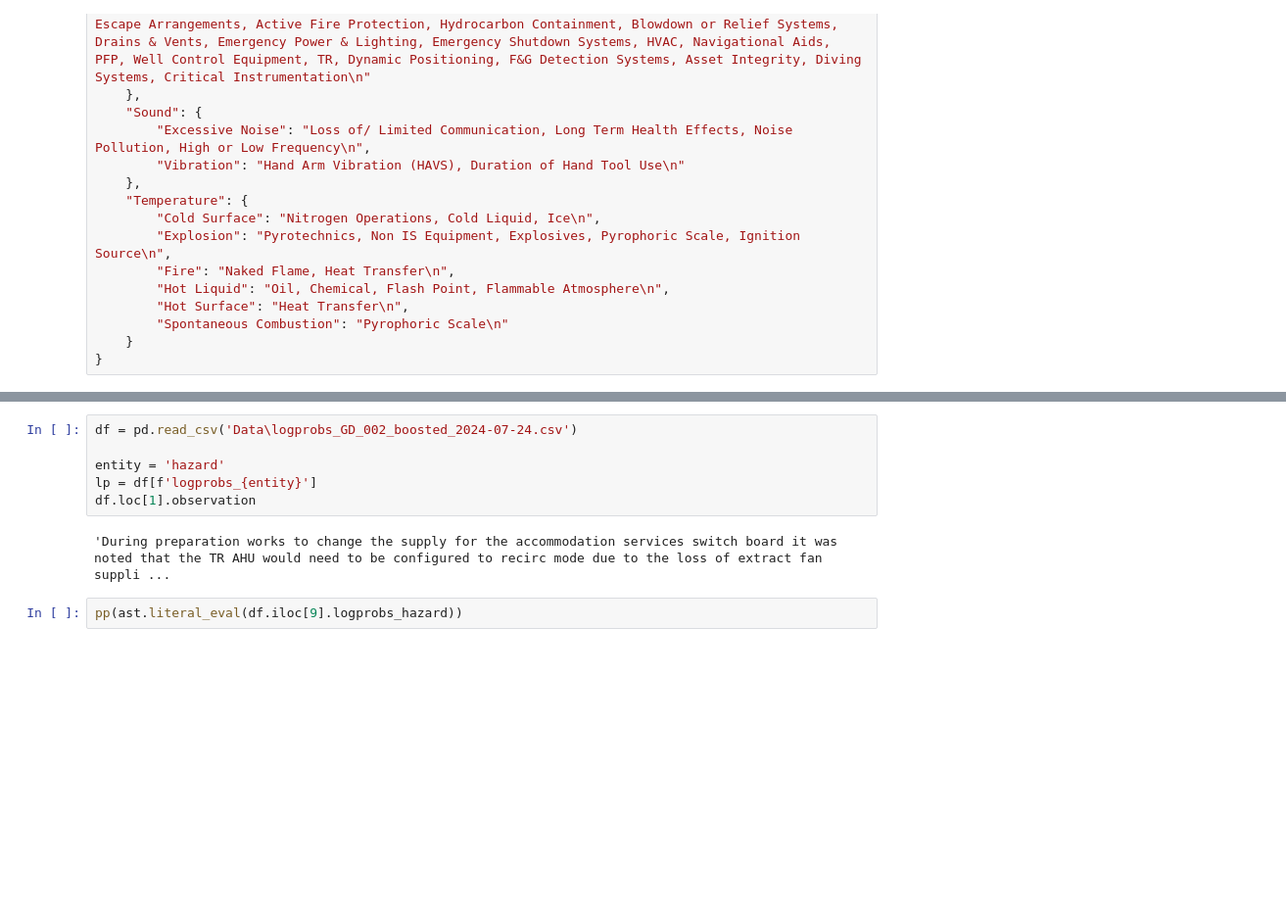
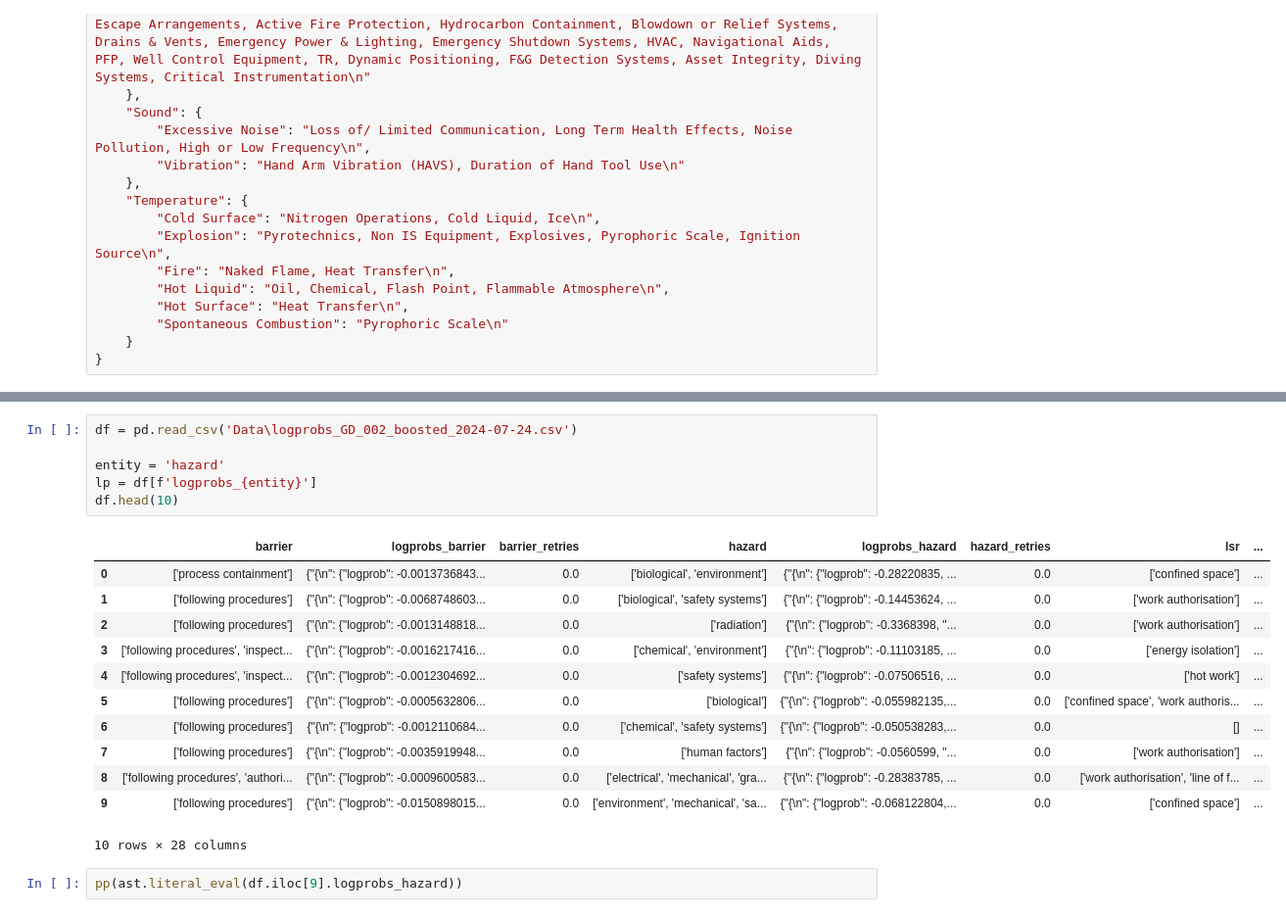
Before and after one commit to panu-hietanen/Empirisys, a Jupyter notebook: lp_analysis.ipynb, the cells around one changed output, grey strips where cells are left out. Shown at 98% size. Drawn from its saved outputs; the diff is of its cells as text; blank space fills up the shorter version.

```diff
--- a/lp_analysis.ipynb
+++ b/lp_analysis.ipynb
@@ -128,11 +140,22 @@ haz_dict = {
 # %%
 df = pd.read_csv('Data\logprobs_GD_002_boosted_2024-07-24.csv')
 
 entity = 'hazard'
 lp = df[f'logprobs_{entity}']
-df.loc[1].observation
+df.head(10)
 # %% [output]
+|  | barrier | logprobs_barrier | barrier_retries | hazard | logprobs_hazard | hazard_retries | lsr | ... |
+| 0 | ['process containment'] | {"{\n": {"logprob": -0.0013736843... | 0.0 | ['biological', 'environment'] | {"{\n": {"logprob": -0.28220835, ... | 0.0 | ['confined space'] | ... |
+| 1 | ['following procedures'] | {"{\n": {"logprob": -0.0068748603... | 0.0 | ['biological', 'safety systems'] | {"{\n": {"logprob": -0.14453624, ... | 0.0 | ['work authorisation'] | ... |
+| 2 | ['following procedures'] | {"{\n": {"logprob": -0.0013148818... | 0.0 | ['radiation'] | {"{\n": {"logprob": -0.3368398, "... | 0.0 | ['work authorisation'] | ... |
+| 3 | ['following procedures', 'inspect... | {"{\n": {"logprob": -0.0016217416... | 0.0 | ['chemical', 'environment'] | {"{\n": {"logprob": -0.11103185, ... | 0.0 | ['energy isolation'] | ... |
+| 4 | ['following procedures', 'inspect... | {"{\n": {"logprob": -0.0012304692... | 0.0 | ['safety systems'] | {"{\n": {"logprob": -0.07506516, ... | 0.0 | ['hot work'] | ... |
+| 5 | ['following procedures'] | {"{\n": {"logprob": -0.0005632806... | 0.0 | ['biological'] | {"{\n": {"logprob": -0.055982135,... | 0.0 | ['confined space', 'work authoris... | ... |
+| 6 | ['following procedures'] | {"{\n": {"logprob": -0.0012110684... | 0.0 | ['chemical', 'safety systems'] | {"{\n": {"logprob": -0.050538283,... | 0.0 | [] | ... |
+| 7 | ['following procedures'] | {"{\n": {"logprob": -0.0035919948... | 0.0 | ['human factors'] | {"{\n": {"logprob": -0.0560599, "... | 0.0 | ['work authorisation'] | ... |
+| 8 | ['following procedures', 'authori... | {"{\n": {"logprob": -0.0009600583... | 0.0 | ['electrical', 'mechanical', 'gra... | {"{\n": {"logprob": -0.28383785, ... | 0.0 | ['work authorisation', 'line of f... | ... |
+| 9 | ['following procedures'] | {"{\n": {"logprob": -0.0150898015... | 0.0 | ['environment', 'mechanical', 'sa... | {"{\n": {"logprob": -0.068122804,... | 0.0 | ['confined space'] | ... |
-'During preparation works to change the supply for the accommodation services switch board it was noted that the TR AHU would need to be configured to recirc mode due to the loss of extract fan suppli ...
+10 rows × 28 columns
 # %%
 pp(ast.literal_eval(df.iloc[9].logprobs_hazard))
 # %% [output]
```
Also changed, not shown: parts of 16 cells of this notebook.
